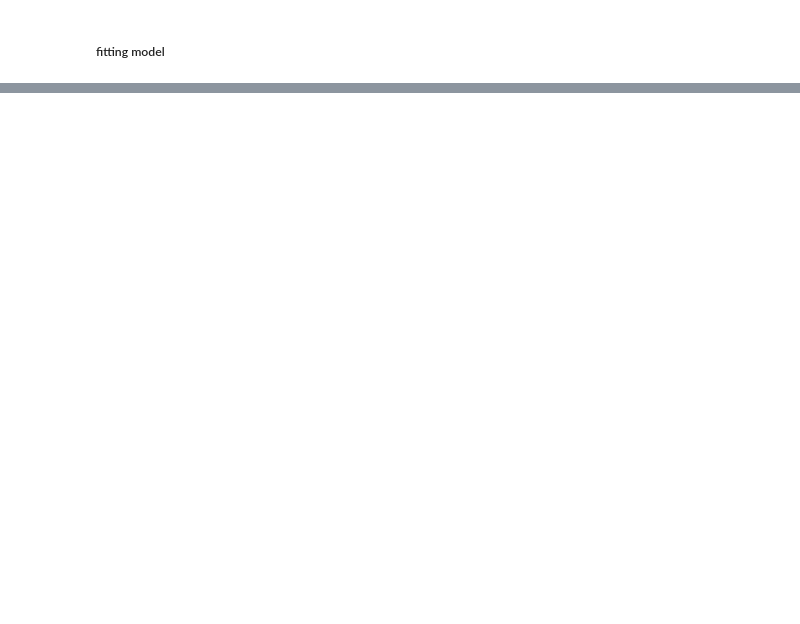
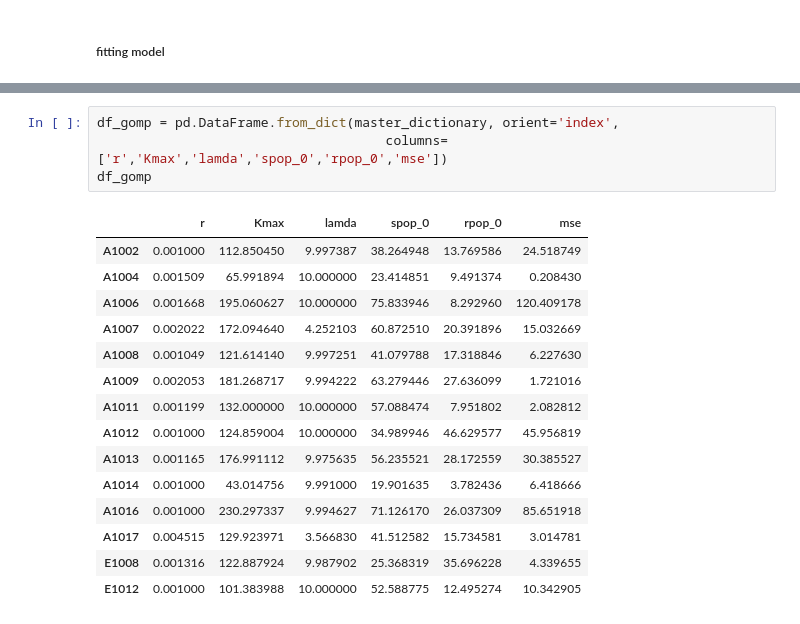
Before and after one commit to hkailas/Erlotinib, a Jupyter notebook: Erlotinib_Gompertizian.ipynb, the cells around one changed output, grey strips where cells are left out. Saved outputs shown, nothing was run; the diff lists cells and outputs as text; blank space fills up the shorter version.

```diff
--- a/Erlotinib_Gompertizian.ipynb
+++ b/Erlotinib_Gompertizian.ipynb
@@ -192,0 +285,20 @@ df_gomp
+# %%
+df_gomp = pd.DataFrame.from_dict(master_dictionary, orient='index',
+                                     columns=['r','Kmax','lamda','spop_0','rpop_0','mse'])
+df_gomp
+# %% [output]
+|  | r | Kmax | lamda | spop_0 | rpop_0 | mse |
+| A1002 | 0.001000 | 112.850450 | 9.997387 | 38.264948 | 13.769586 | 24.518749 |
+| A1004 | 0.001509 | 65.991894 | 10.000000 | 23.414851 | 9.491374 | 0.208430 |
+| A1006 | 0.001668 | 195.060627 | 10.000000 | 75.833946 | 8.292960 | 120.409178 |
+| A1007 | 0.002022 | 172.094640 | 4.252103 | 60.872510 | 20.391896 | 15.032669 |
+| A1008 | 0.001049 | 121.614140 | 9.997251 | 41.079788 | 17.318846 | 6.227630 |
+| A1009 | 0.002053 | 181.268717 | 9.994222 | 63.279446 | 27.636099 | 1.721016 |
+| A1011 | 0.001199 | 132.000000 | 10.000000 | 57.088474 | 7.951802 | 2.082812 |
+| A1012 | 0.001000 | 124.859004 | 10.000000 | 34.989946 | 46.629577 | 45.956819 |
+| A1013 | 0.001165 | 176.991112 | 9.975635 | 56.235521 | 28.172559 | 30.385527 |
+| A1014 | 0.001000 | 43.014756 | 9.991000 | 19.901635 | 3.782436 | 6.418666 |
+| A1016 | 0.001000 | 230.297337 | 9.994627 | 71.126170 | 26.037309 | 85.651918 |
+| A1017 | 0.004515 | 129.923971 | 3.566830 | 41.512582 | 15.734581 | 3.014781 |
+| E1008 | 0.001316 | 122.887924 | 9.987902 | 25.368319 | 35.696228 | 4.339655 |
+| E1012 | 0.001000 | 101.383988 | 10.000000 | 52.588775 | 12.495274 | 10.342905 |
```
Also changed, not shown: parts of 11 cells of this notebook.
